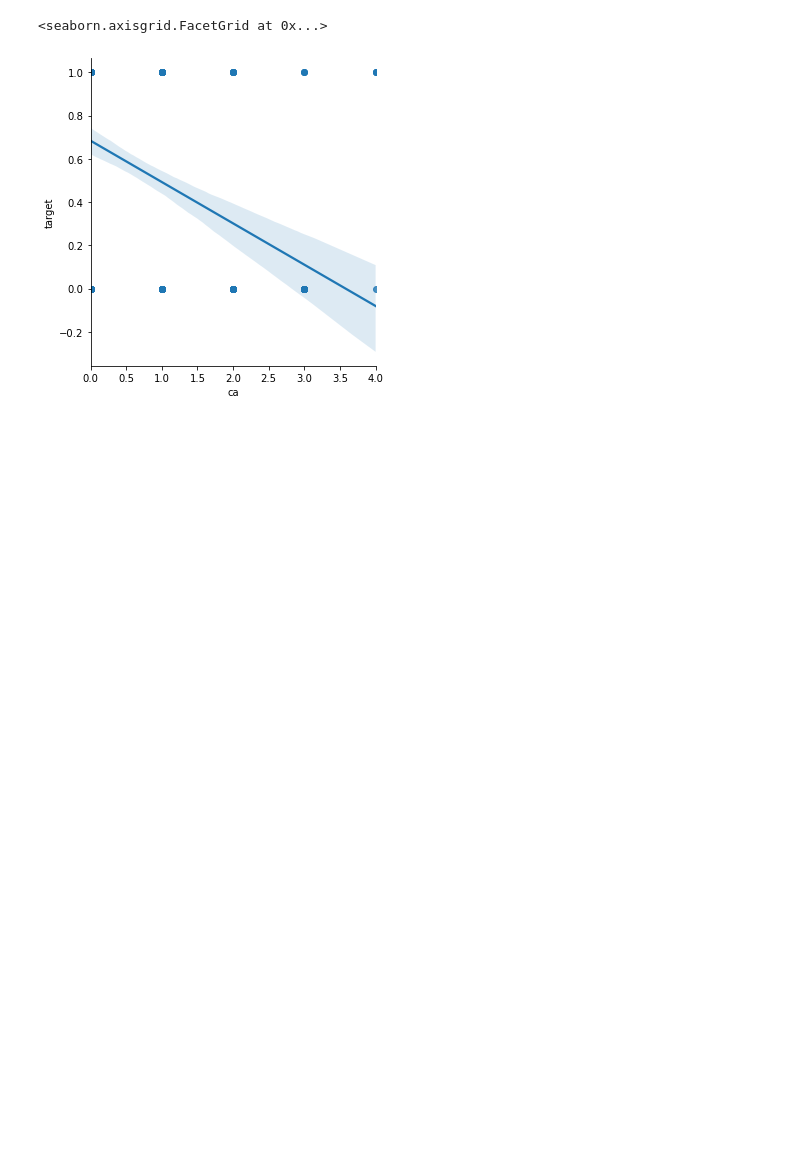
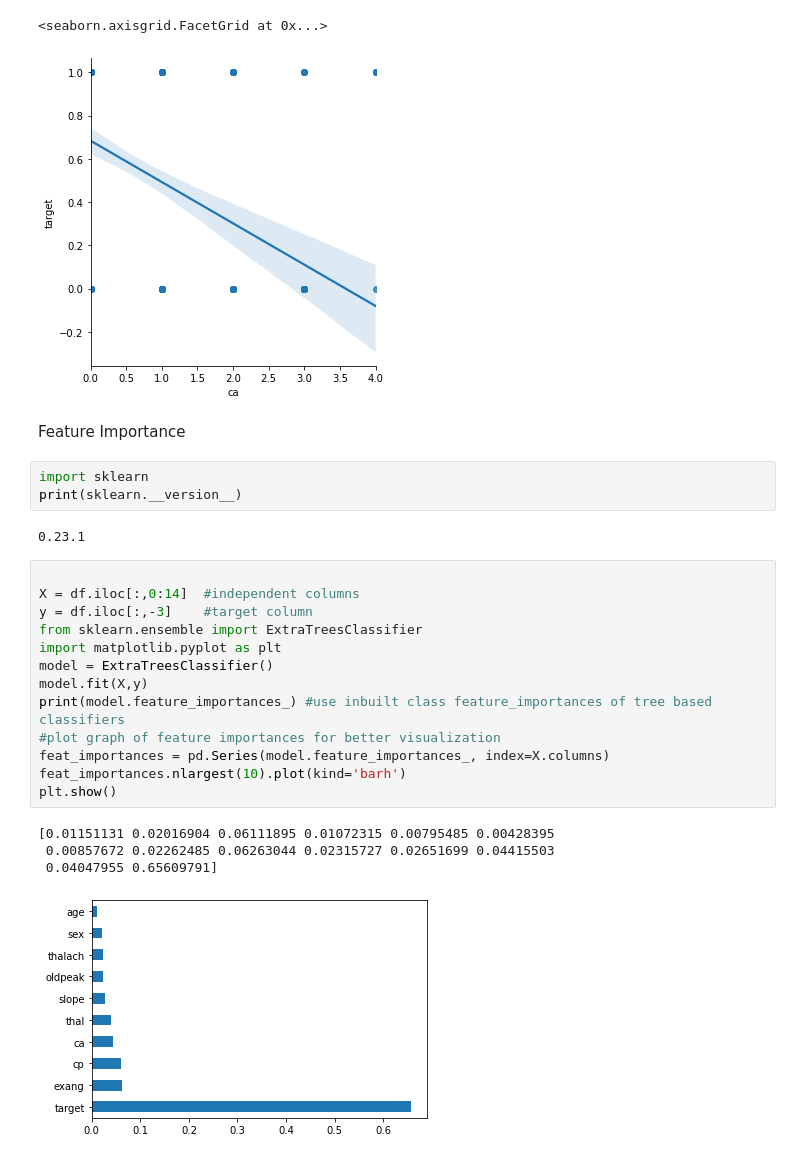
Before and after one commit to swatichaurasia/Projects, a Jupyter notebook: Heart_Analysis.ipynb, the cells around one changed output. Saved outputs shown, nothing was run; the diff lists cells and outputs as text; blank space fills up the shorter version.

```diff
--- a/Heart_Analysis.ipynb
+++ b/Heart_Analysis.ipynb
@@ -474,3 +474,28 @@ sns.lmplot(x= 'ca', y='target', data= df)
 # %% [output]
 <seaborn.axisgrid.FacetGrid at 0x...>
 [figure]
+# %% [markdown]
+Feature Importance
+# %%
+import sklearn
+print(sklearn.__version__)
+# %% [output]
+0.23.1
+# %%
+
+X = df.iloc[:,0:14]  #independent columns
+y = df.iloc[:,-3]    #target column
+from sklearn.ensemble import ExtraTreesClassifier
+import matplotlib.pyplot as plt
+model = ExtraTreesClassifier()
+model.fit(X,y)
+print(model.feature_importances_) #use inbuilt class feature_importances of tree based classifiers
+#plot graph of feature importances for better visualization
+feat_importances = pd.Series(model.feature_importances_, index=X.columns)
+feat_importances.nlargest(10).plot(kind='barh')
+plt.show()
+# %% [output]
+[0.01151131 0.02016904 0.06111895 0.01072315 0.00795485 0.00428395
+ 0.00857672 0.02262485 0.06263044 0.02315727 0.02651699 0.04415503
+ 0.04047955 0.65609791]
+[figure, added]
```
